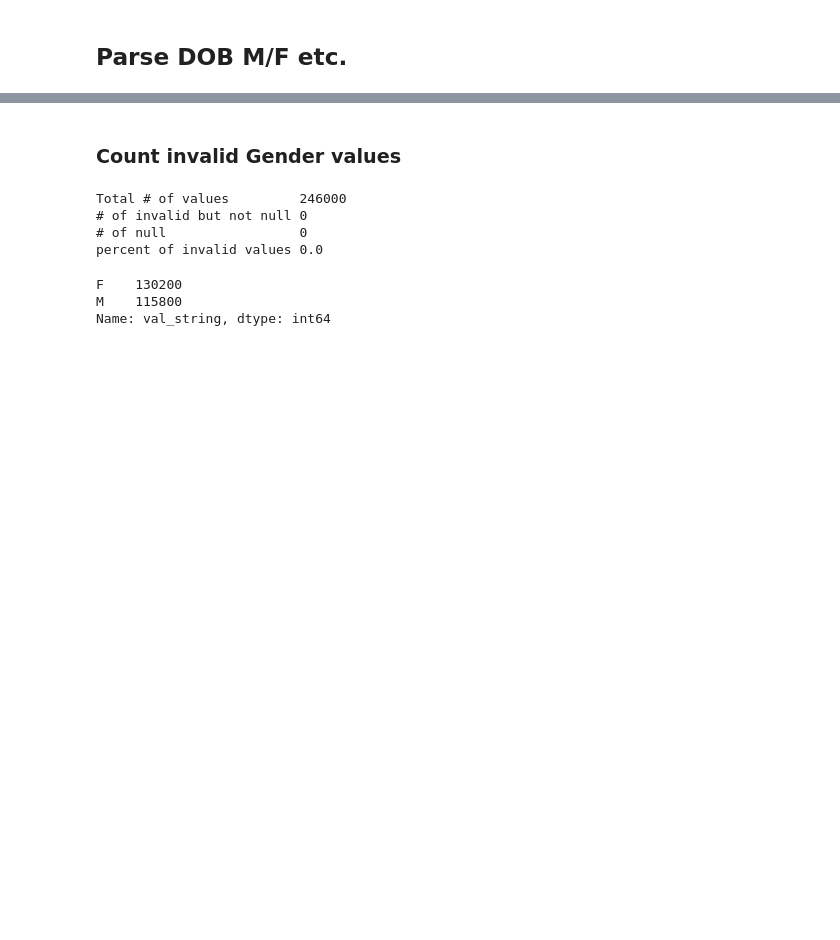
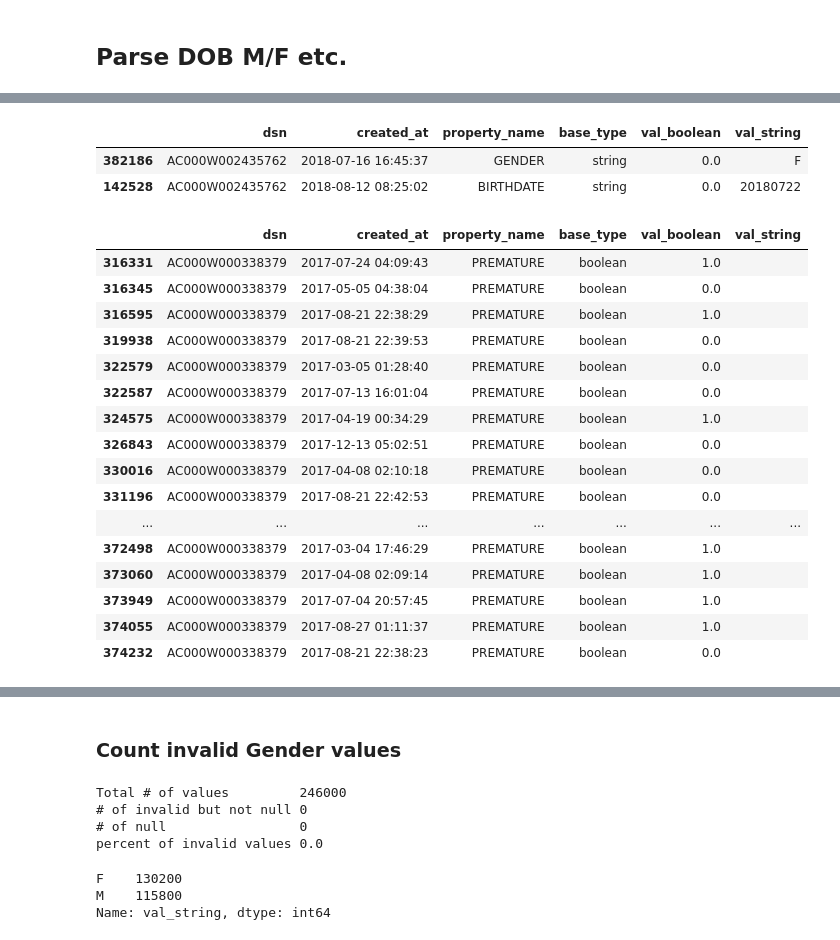
Before and after one commit to baileymichele/Owlet-code, a Jupyter notebook: Parse M_F DOB.ipynb, the cells around one changed output, grey strips where cells are left out. Saved outputs shown, nothing was run; the diff lists cells and outputs as text; code cells hidden in the pictures; blank space fills up the shorter version.

```diff
--- a/Parse M_F DOB.ipynb
+++ b/Parse M_F DOB.ipynb
@@ -85,0 +106,26 @@ df = df[df.val_string != 0]
+# %%
+df[df.dsn == "AC000W002435762"].sort_values(by="created_at")
+# %% [output]
+|  | dsn | created_at | property_name | base_type | val_boolean | val_string |
+| 382186 | AC000W002435762 | 2018-07-16 16:45:37 | GENDER | string | 0.0 | F |
+| 142528 | AC000W002435762 | 2018-08-12 08:25:02 | BIRTHDATE | string | 0.0 | 20180722 |
+# %%
+df[(df.property_name == 'PREMATURE') & (df.dsn == 'AC000W000338379')]#.dsn.value_counts()
+# %% [output]
+|  | dsn | created_at | property_name | base_type | val_boolean | val_string |
+| 316331 | AC000W000338379 | 2017-07-24 04:09:43 | PREMATURE | boolean | 1.0 |  |
+| 316345 | AC000W000338379 | 2017-05-05 04:38:04 | PREMATURE | boolean | 0.0 |  |
+| 316595 | AC000W000338379 | 2017-08-21 22:38:29 | PREMATURE | boolean | 1.0 |  |
+| 319938 | AC000W000338379 | 2017-08-21 22:39:53 | PREMATURE | boolean | 0.0 |  |
+| 322579 | AC000W000338379 | 2017-03-05 01:28:40 | PREMATURE | boolean | 0.0 |  |
+| 322587 | AC000W000338379 | 2017-07-13 16:01:04 | PREMATURE | boolean | 0.0 |  |
+| 324575 | AC000W000338379 | 2017-04-19 00:34:29 | PREMATURE | boolean | 1.0 |  |
+| 326843 | AC000W000338379 | 2017-12-13 05:02:51 | PREMATURE | boolean | 0.0 |  |
+| 330016 | AC000W000338379 | 2017-04-08 02:10:18 | PREMATURE | boolean | 0.0 |  |
+| 331196 | AC000W000338379 | 2017-08-21 22:42:53 | PREMATURE | boolean | 0.0 |  |
+| ... | ... | ... | ... | ... | ... | ... |
+| 372498 | AC000W000338379 | 2017-03-04 17:46:29 | PREMATURE | boolean | 1.0 |  |
+| 373060 | AC000W000338379 | 2017-04-08 02:09:14 | PREMATURE | boolean | 1.0 |  |
+| 373949 | AC000W000338379 | 2017-07-04 20:57:45 | PREMATURE | boolean | 1.0 |  |
+| 374055 | AC000W000338379 | 2017-08-27 01:11:37 | PREMATURE | boolean | 1.0 |  |
+| 374232 | AC000W000338379 | 2017-08-21 22:38:23 | PREMATURE | boolean | 0.0 |  |
```
Also changed, not shown: parts of 66 cells of this notebook, 4 other files.
